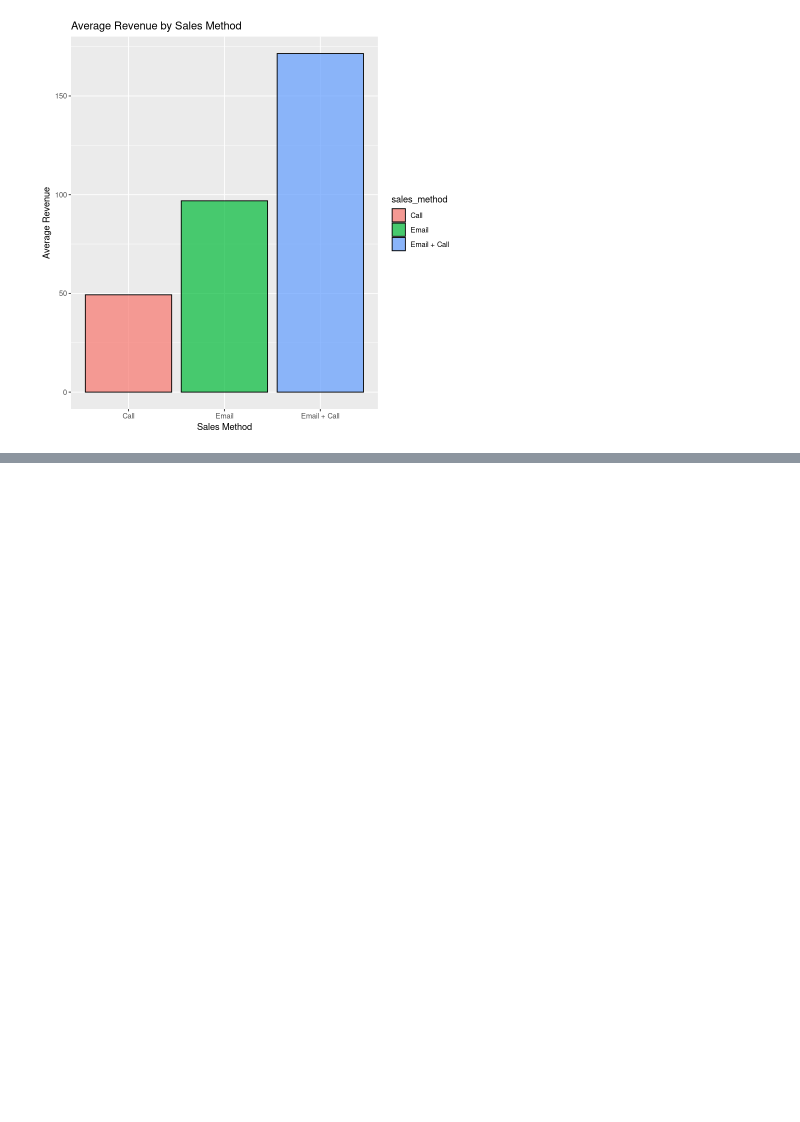
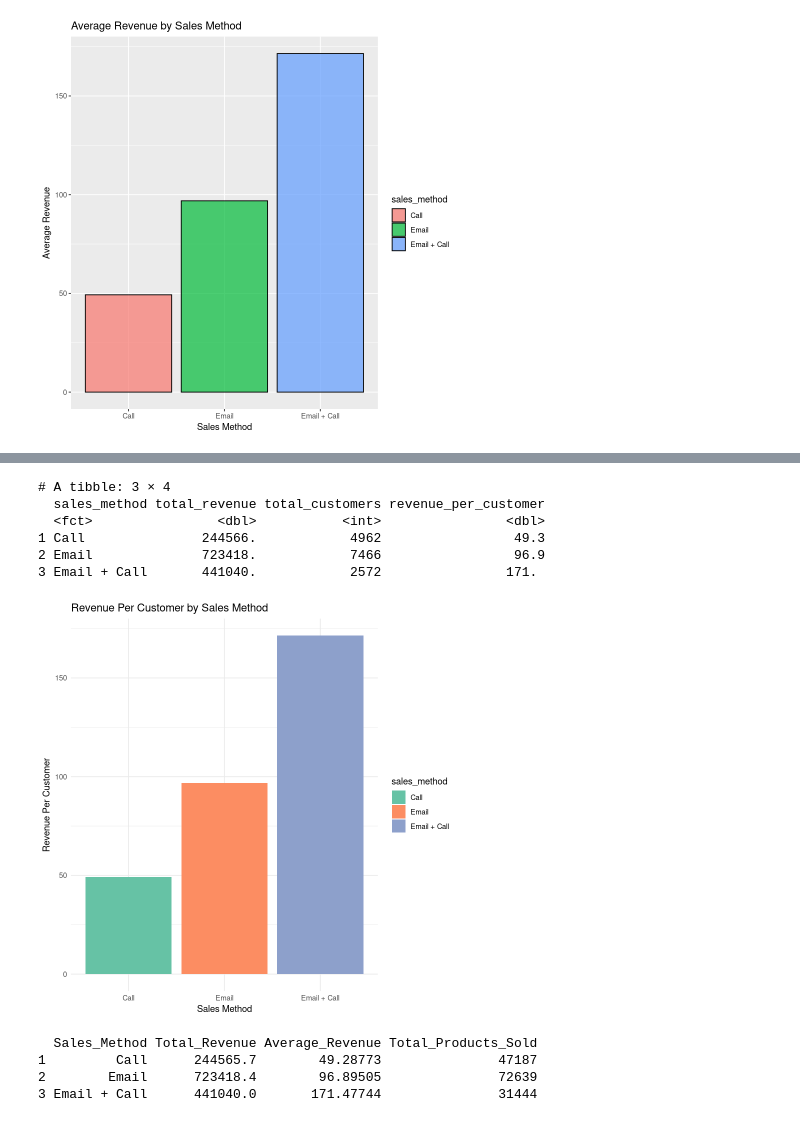
Before and after one commit to mihirrmbhaagwat/Rstatisticalanalysis, a Jupyter notebook: notebook.ipynb, the cells around one changed output, grey strips where cells are left out. Saved outputs shown, nothing was run; the diff lists cells and outputs as text; code cells hidden in the pictures; blank space fills up the shorter version.

```diff
--- a/notebook.ipynb
+++ b/notebook.ipynb
@@ -250,0 +284,56 @@ ggplot(avg_revenue, aes(x = sales_method, y = average_revenue, fill = sales_meth
+# %%
+# Rename dataframe
+sales_data <- data
+
+# Calculate Revenue Per Customer (RPC)
+rpc_summary <- sales_data %>%
+  group_by(sales_method) %>%
+  summarise(
+    total_revenue = sum(revenue, na.rm = TRUE),
+    total_customers = n(),
+    revenue_per_customer = total_revenue / total_customers
+  )
+
+# Print the RPC summary
+print(rpc_summary)
+
+
+
+# Bar chart for Revenue Per Customer (RPC) by sales_method
+ggplot(rpc_summary, aes(x = sales_method, y = revenue_per_customer, fill = sales_method)) +
+  geom_bar(stat = "identity") +
+  theme_minimal() +
+  labs(
+    title = "Revenue Per Customer by Sales Method",
+    x = "Sales Method",
+    y = "Revenue Per Customer"
+  ) +
+  scale_fill_brewer(palette = "Set2")
+# %% [output]
+# A tibble: 3 × 4
+  sales_method total_revenue total_customers revenue_per_customer
+  <fct>                <dbl>           <int>                <dbl>
+1 Call               244566.            4962                 49.3
+2 Email              723418.            7466                 96.9
+3 Email + Call       441040.            2572                171.
+[figure, added]
+# %%
+# Revenue by Sales Method
+revenue_by_method <- aggregate(revenue ~ sales_method, data = data, sum)
+
+# Average Revenue per Sales Method
+avg_revenue_method <- aggregate(revenue ~ sales_method, data = data, mean)
+
+# Products Sold by Sales Method
+products_by_method <- aggregate(nb_sold ~ sales_method, data = data, sum)
+
+# Combine Metrics
+sales_channel_metrics <- merge(revenue_by_method, avg_revenue_method, by = "sales_method")
+sales_channel_metrics <- merge(sales_channel_metrics, products_by_method, by = "sales_method")
+colnames(sales_channel_metrics) <- c("Sales_Method", "Total_Revenue", "Average_Revenue", "Total_Products_Sold")
+print(sales_channel_metrics)
+# %% [output]
+  Sales_Method Total_Revenue Average_Revenue Total_Products_Sold
+1         Call      244565.7        49.28773               47187
+2        Email      723418.4        96.89505               72639
+3 Email + Call      441040.0       171.47744               31444
```
Also changed, not shown: parts of 7 cells of this notebook.
